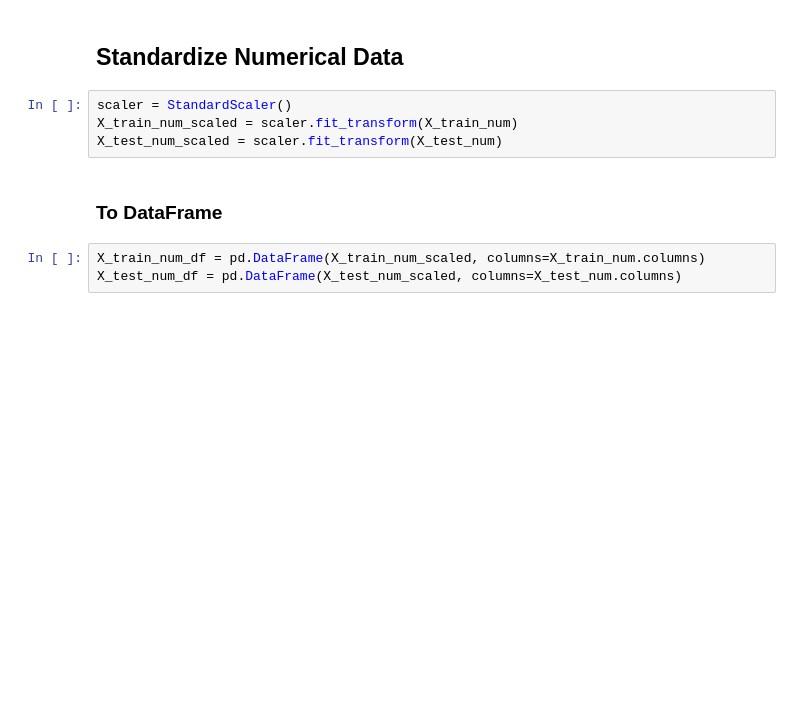
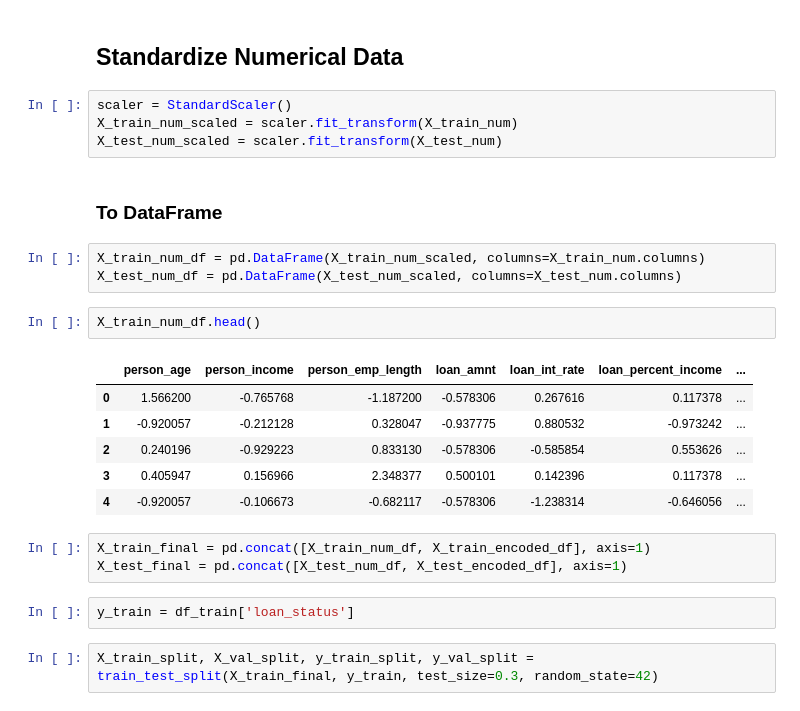
Before and after one commit to fkaan/loan-approval-prediction, a Jupyter notebook: loan-approval-prediction.ipynb, the cells around one changed output. Drawn from its saved outputs; the diff is of its cells as text; blank space fills up the shorter version.

Commit message:
Kaggle Notebook | Loan Approval Prediction with ANN | Version 6

```diff
--- a/loan-approval-prediction.ipynb
+++ b/loan-approval-prediction.ipynb
@@ -146,3 +146,19 @@ X_test_num_scaled = scaler.fit_transform(X_test_num)
 # %%
 X_train_num_df = pd.DataFrame(X_train_num_scaled, columns=X_train_num.columns)
 X_test_num_df = pd.DataFrame(X_test_num_scaled, columns=X_test_num.columns)
+# %%
+X_train_num_df.head()
+# %% [output]
+|  | person_age | person_income | person_emp_length | loan_amnt | loan_int_rate | loan_percent_income | ... |
+| 0 | 1.566200 | -0.765768 | -1.187200 | -0.578306 | 0.267616 | 0.117378 | ... |
+| 1 | -0.920057 | -0.212128 | 0.328047 | -0.937775 | 0.880532 | -0.973242 | ... |
+| 2 | 0.240196 | -0.929223 | 0.833130 | -0.578306 | -0.585854 | 0.553626 | ... |
+| 3 | 0.405947 | 0.156966 | 2.348377 | 0.500101 | 0.142396 | 0.117378 | ... |
+| 4 | -0.920057 | -0.106673 | -0.682117 | -0.578306 | -1.238314 | -0.646056 | ... |
+# %%
+X_train_final = pd.concat([X_train_num_df, X_train_encoded_df], axis=1)
+X_test_final = pd.concat([X_test_num_df, X_test_encoded_df], axis=1)
+# %%
+y_train = df_train['loan_status']
+# %%
+X_train_split, X_val_split, y_train_split, y_val_split = train_test_split(X_train_final, y_train, test_size=0.3, random_state=42)
```
Also changed, not shown: parts of 6 cells of this notebook.
